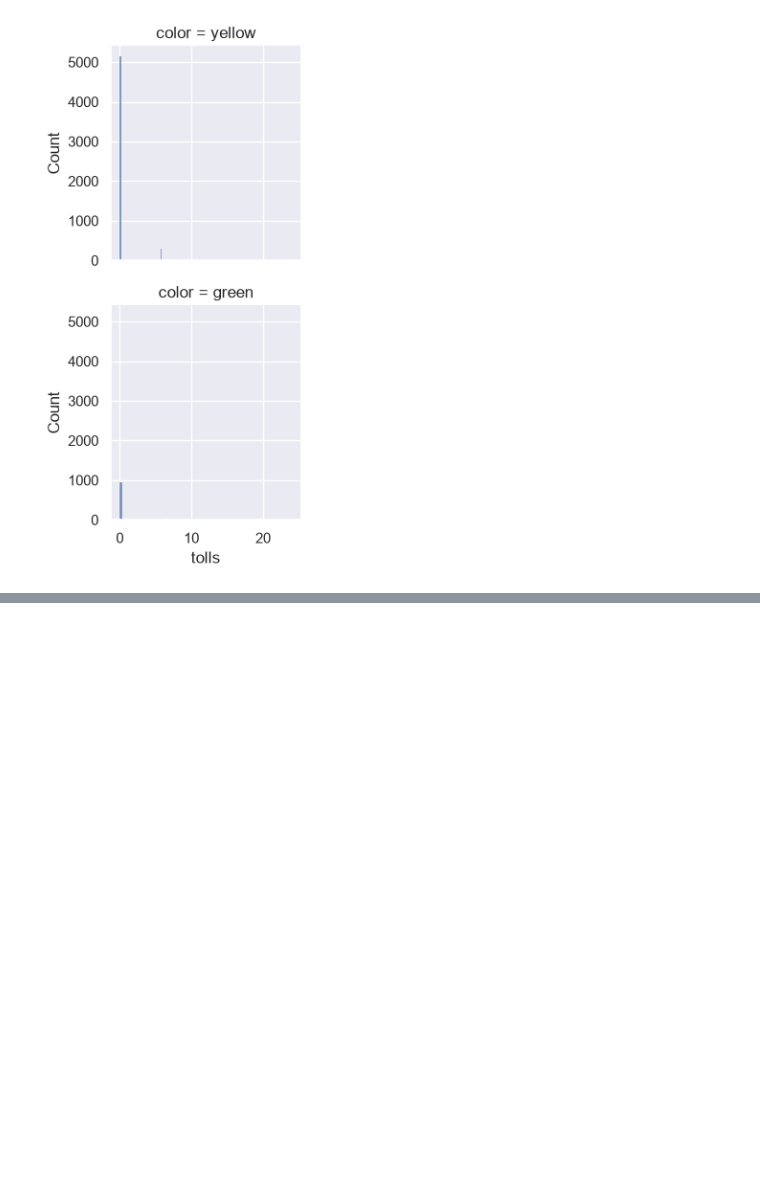
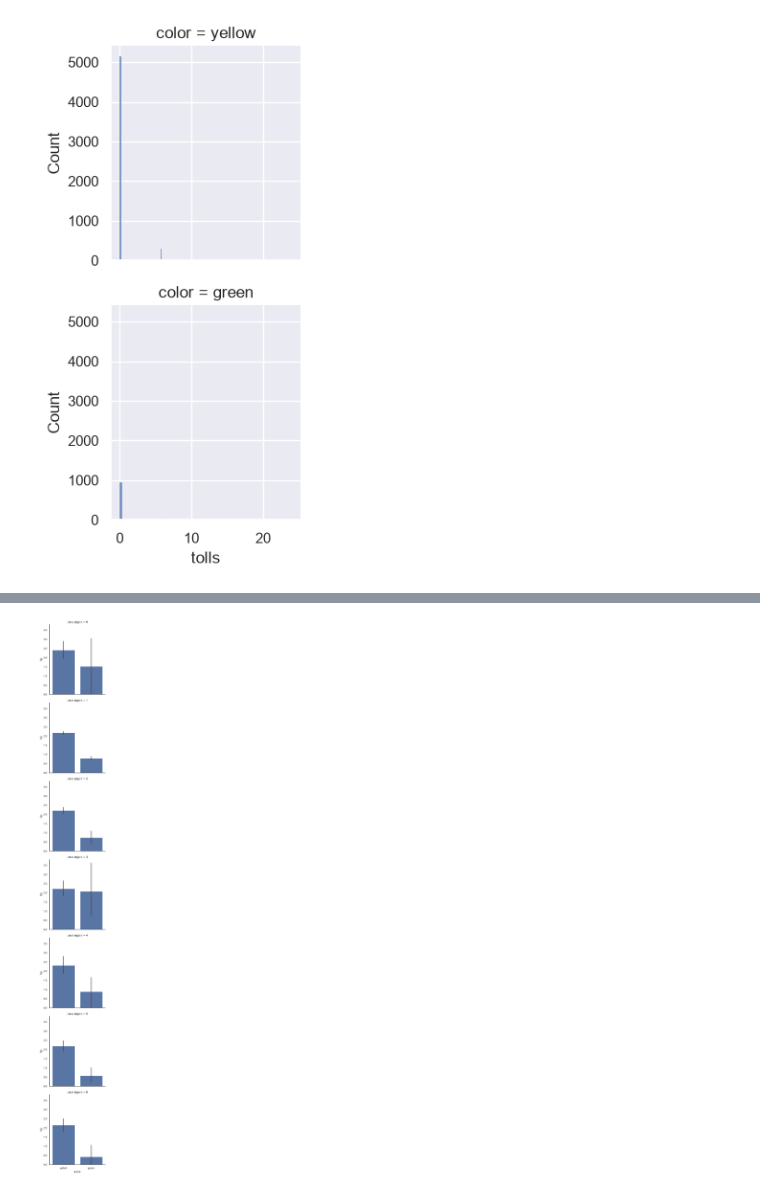
Before and after one commit to shivpal18/Data-Science, a Jupyter notebook: 04_ Data_Visualization/multiplotGrid.ipynb, the cells around one changed output, grey strips where cells are left out. Cells and saved outputs as stored; diff of their text form; code cells hidden in the pictures; blank space fills up the shorter version.

```diff
--- a/04_ Data_Visualization/multiplotGrid.ipynb
+++ b/04_ Data_Visualization/multiplotGrid.ipynb
@@ -36,0 +44,7 @@ plt.show()
+# %%
+sns.set(style = "white")
+pt_4 = sns.FacetGrid(data=data_set, row = "passengers", height=4.5, aspect=0.9)
+pt_4.map(sns.barplot, "color", "tip", order = ["yellow", "green"])
+plt.show()
+# %% [output]
+[figure, added]
```
Also changed, not shown: parts of 2 cells of this notebook.
